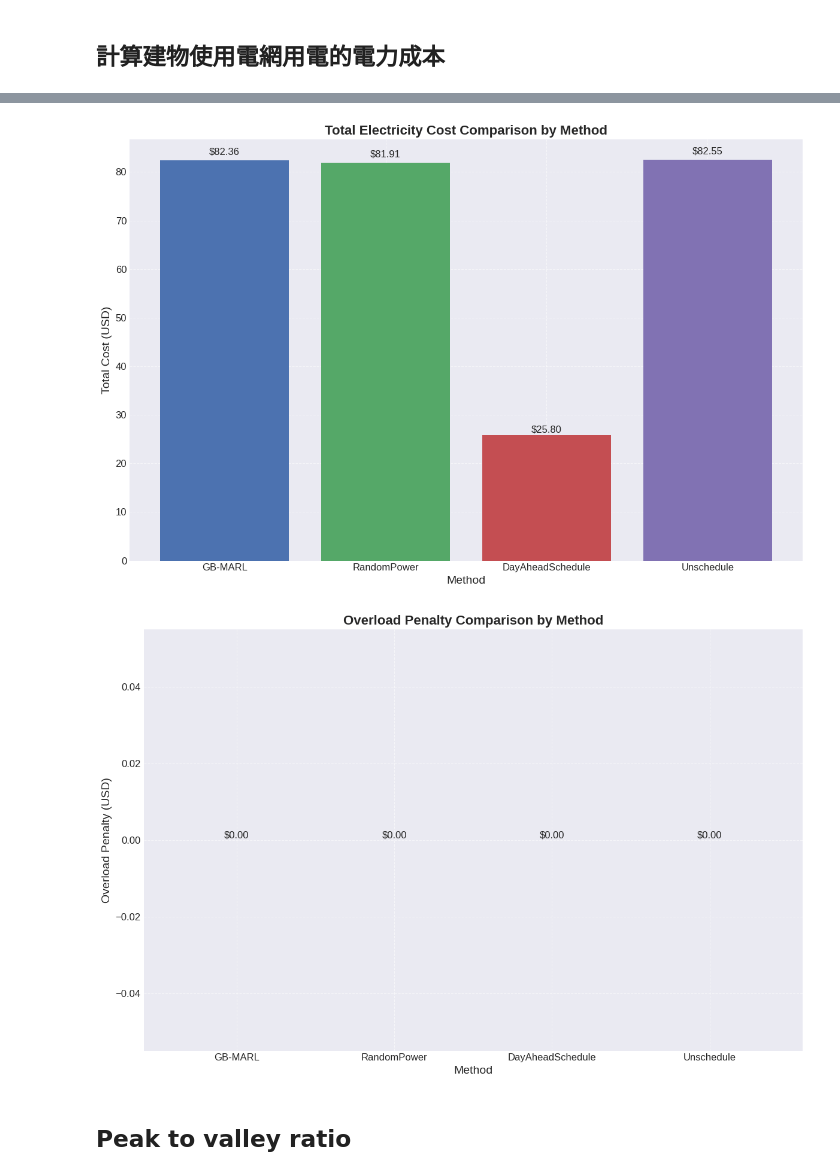
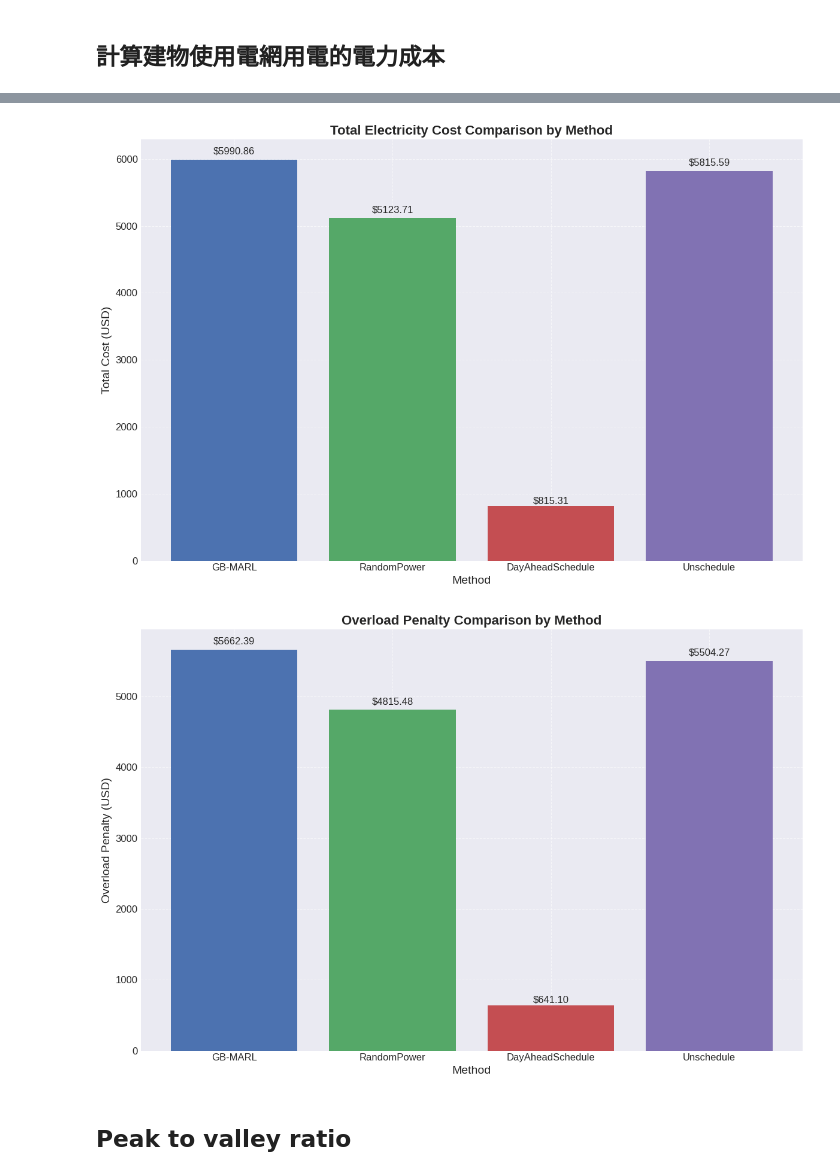
Before and after one commit to carlwang49/MY_WORK, a Jupyter notebook: Evaluation.ipynb, the cells around one changed output, grey strips where cells are left out. Cells and saved outputs as stored; diff of their text form; code cells hidden in the pictures.

```diff
--- a/Evaluation.ipynb
+++ b/Evaluation.ipynb
@@ -101,7 +101,7 @@ def plot_load_history(file_path, start_date, end_date):
     plt.tight_layout()
     plt.show()
 # %%
-file_path = './Result/testing_2018-07-01_2018-07-03_10/2/building_loading_history.csv'  # Modify this to the path of your load history file
+file_path = './Result/testing_2018-07-02_2018-07-03_10/61/building_loading_history.csv'  # Modify this to the path of your load history file
 start_date = '2018-07-02'
 end_date = '2018-07-03'
 
@@ -150,8 +150,8 @@ import matplotlib.pyplot as plt
 from datetime import datetime
 
 # 選定的時間範圍
-start_time = datetime(2018, 7, 1)
-end_time = datetime(2018, 7, 2)
+start_time = datetime(2018, 7, 2)
+end_time = datetime(2018, 7, 3)
 
 def set_real_time_price_range(real_time_price, start_time: datetime, end_time: datetime):
     real_time_price = real_time_price[(real_time_price['datetime'] >= start_time) & (real_time_price['datetime'] <= end_time)].copy()
@@ -164,7 +164,7 @@ real_time_price['datetime'] = pd.to_datetime(real_time_price['datetime'])
 real_time_price = set_real_time_price_range(real_time_price, start_time, end_time)
 
 # 設定 contract_capacity 和 capacity_price
-contract_capacity = 700
+contract_capacity = 800
 capacity_price = 15
 
 # 計算成本和超約罰金的函數
@@ -203,7 +203,7 @@ def calculate_cost_and_penalty(df, real_time_price, start_time, end_time):
     return df_filtered, total_cost, total_overload_penalty
 
 # 讀取每個方法的 CSV 文件
-MADDPG_file = './Result/testing_2018-07-01_2018-07-02_10/3/building_loading_history.csv'
+MADDPG_file = './Result/testing_2018-07-02_2018-07-03_10/51/building_loading_history.csv'
 Random_file = './Result/RandomPower/5/building_loading_history.csv'
 DayAhead_file = './Result/DayAheadSchedule/26/building_loading_history.csv'
 Unschedule_file = './Result/Unschedule/13/building_loading_history.csv'
@@ -284,5 +284,5 @@ Total overload penalty for Unschedule from 2018-07-01 00:00:00 to 2018-07-02 00:
-[figure, old version]
+[figure, new version]
-[figure, old version]
+[figure, new version]
 # %% [markdown]
 ## Peak to valley ratio
 # %%
```
Also changed, not shown: parts of 3 cells of this notebook, 6 other files.
